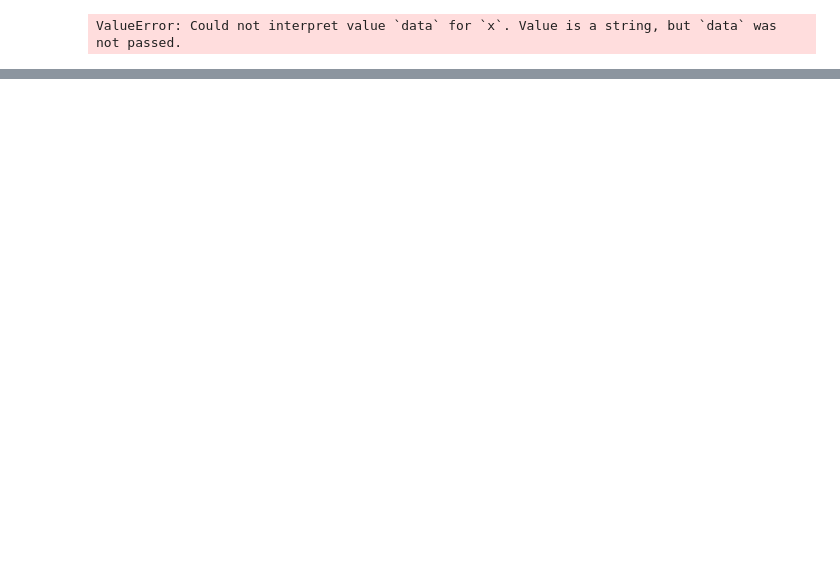
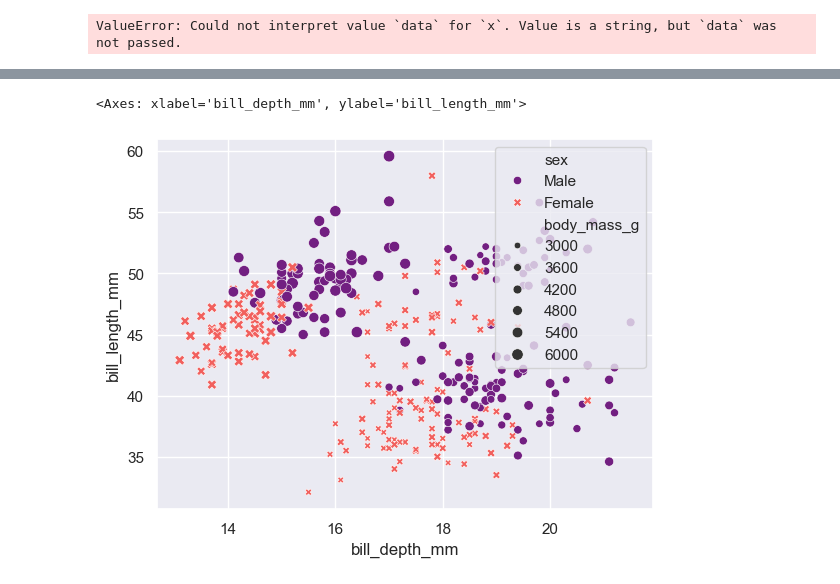
Before and after one commit to harsh-reactdev/SL-python, a Jupyter notebook: seaborn/fundamentals.ipynb, the cells around one changed output, grey strips where cells are left out. Drawn from its saved outputs; the diff is of its cells as text; code cells hidden in the pictures; blank space fills up the shorter version.

```diff
--- a/seaborn/fundamentals.ipynb
+++ b/seaborn/fundamentals.ipynb
@@ -31,0 +45,13 @@ plt.show
+# %%
+sns.scatterplot(
+    data=penguins,
+    x="bill_depth_mm",
+    y="bill_length_mm",
+    hue="sex",
+    size="body_mass_g",
+    style="sex",
+    palette="magma",
+)
+# %% [output]
+<Axes: xlabel='bill_depth_mm', ylabel='bill_length_mm'>
+[figure, added]
```
Also changed, not shown: parts of 9 cells of this notebook, 1 other file.
